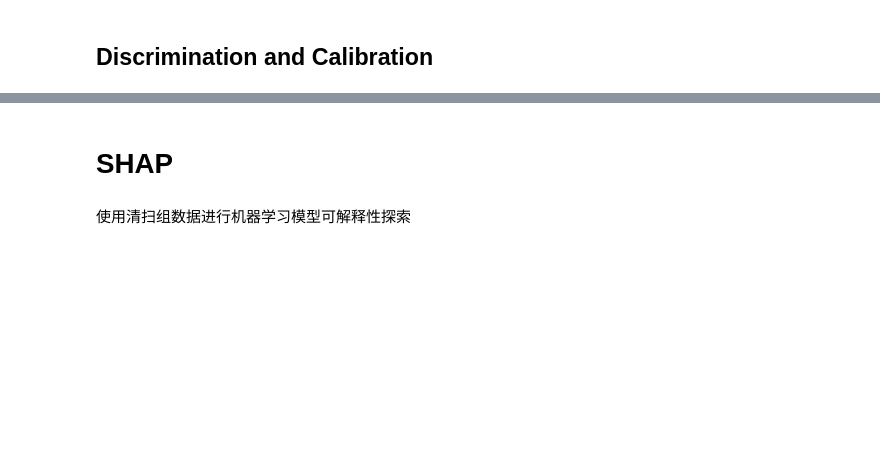
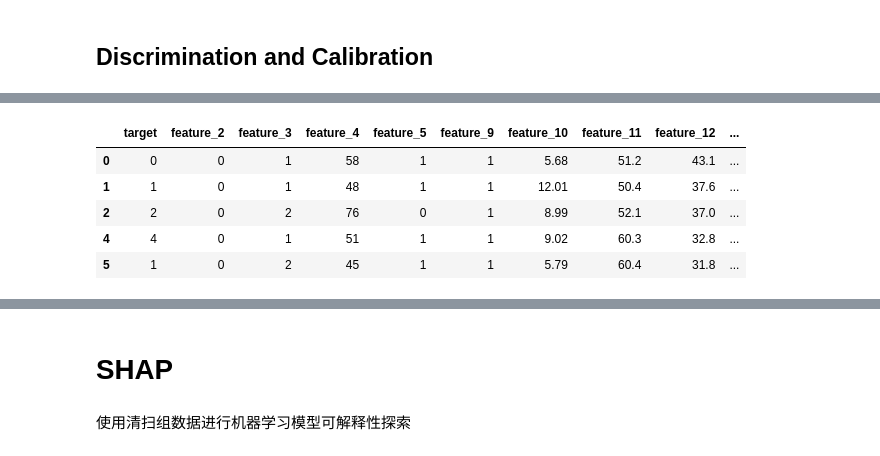
Before and after one commit to Parsonlee/TNM------, a Jupyter notebook: model.ipynb, the cells around one changed output, grey strips where cells are left out. Saved outputs shown, nothing was run; the diff lists cells and outputs as text; code cells hidden in the pictures; blank space fills up the shorter version.

```diff
--- a/model.ipynb
+++ b/model.ipynb
@@ -463,0 +488,9 @@ plt.show()
+# %%
+with_.head()
+# %% [output]
+|  | target | feature_2 | feature_3 | feature_4 | feature_5 | feature_9 | feature_10 | feature_11 | feature_12 | ... |
+| 0 | 0 | 0 | 1 | 58 | 1 | 1 | 5.68 | 51.2 | 43.1 | ... |
+| 1 | 1 | 0 | 1 | 48 | 1 | 1 | 12.01 | 50.4 | 37.6 | ... |
+| 2 | 2 | 0 | 2 | 76 | 0 | 1 | 8.99 | 52.1 | 37.0 | ... |
+| 4 | 4 | 0 | 1 | 51 | 1 | 1 | 9.02 | 60.3 | 32.8 | ... |
+| 5 | 1 | 0 | 2 | 45 | 1 | 1 | 5.79 | 60.4 | 31.8 | ... |
```
Also changed, not shown: parts of 20 cells of this notebook.
